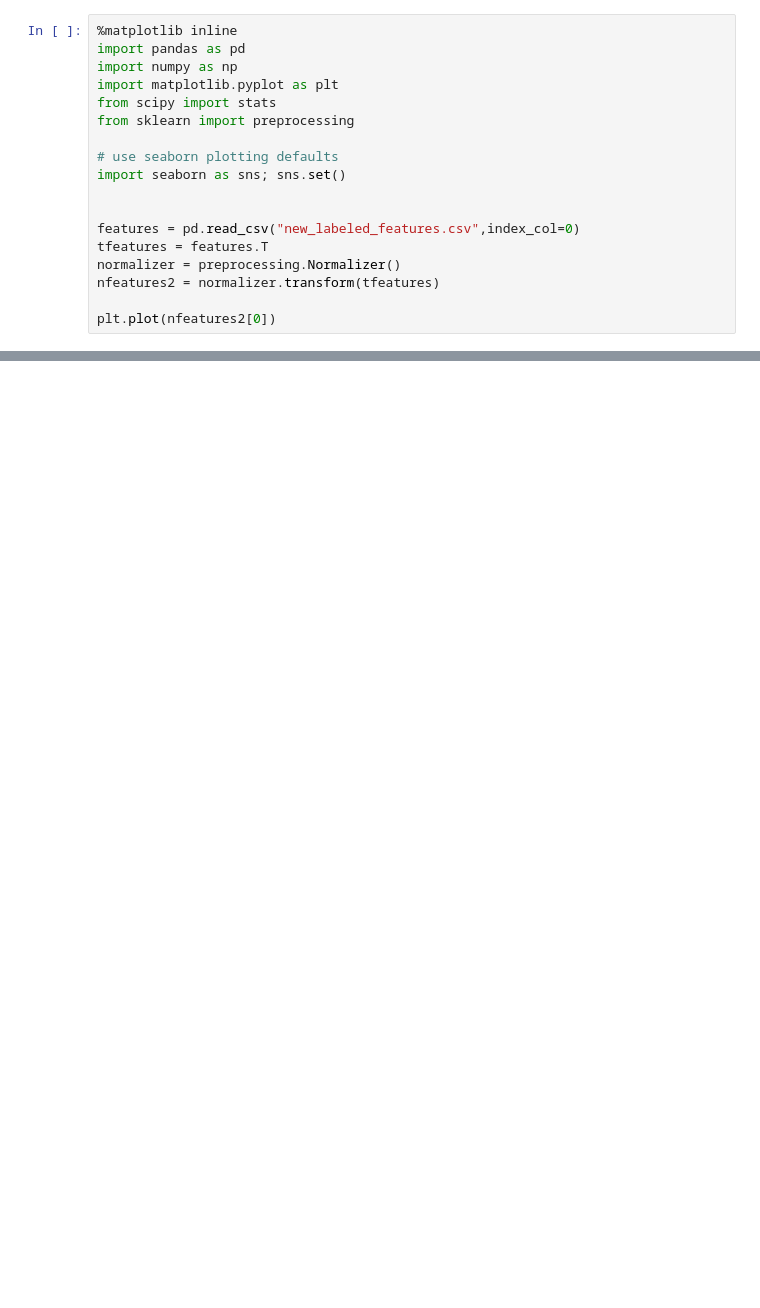
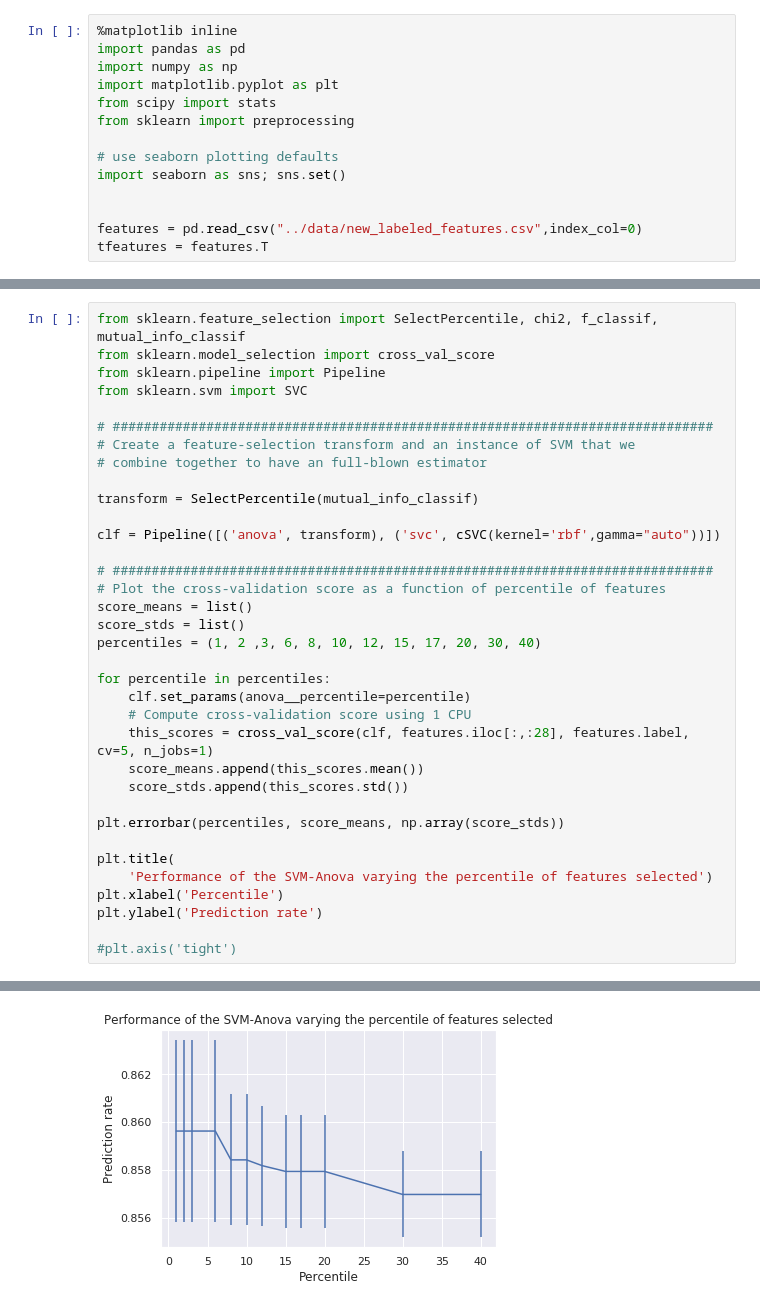
Before and after one commit to vasiliskv/thesis, a Jupyter notebook: notebooks/feature_selection.ipynb, the cells around one changed output, grey strips where cells are left out. Saved outputs shown, nothing was run; the diff lists cells and outputs as text; blank space fills up the shorter version.

Commit message:
feat sel & param tun

```diff
--- a/notebooks/feature_selection.ipynb
+++ b/notebooks/feature_selection.ipynb
@@ -10,9 +10,5 @@ from sklearn import preprocessing
 import seaborn as sns; sns.set()
 
 
-features = pd.read_csv("new_labeled_features.csv",index_col=0)
+features = pd.read_csv("../data/new_labeled_features.csv",index_col=0)
 tfeatures = features.T
-normalizer = preprocessing.Normalizer()
-nfeatures2 = normalizer.transform(tfeatures)
-
-plt.plot(nfeatures2[0])
@@ -151,0 +422,36 @@ SELECT K BEST NUMBERS:
+# %%
+from sklearn.feature_selection import SelectPercentile, chi2, f_classif, mutual_info_classif
+from sklearn.model_selection import cross_val_score
+from sklearn.pipeline import Pipeline
+from sklearn.svm import SVC
+
+# #############################################################################
+# Create a feature-selection transform and an instance of SVM that we
+# combine together to have an full-blown estimator
+
+transform = SelectPercentile(mutual_info_classif)
+
+clf = Pipeline([('anova', transform), ('svc', cSVC(kernel='rbf',gamma="auto"))])
+
+# #############################################################################
+# Plot the cross-validation score as a function of percentile of features
+score_means = list()
+score_stds = list()
+percentiles = (1, 2 ,3, 6, 8, 10, 12, 15, 17, 20, 30, 40)
+
+for percentile in percentiles:
+    clf.set_params(anova__percentile=percentile)
+    # Compute cross-validation score using 1 CPU
+    this_scores = cross_val_score(clf, features.iloc[:,:28], features.label, cv=5, n_jobs=1)
+    score_means.append(this_scores.mean())
+    score_stds.append(this_scores.std())
+
+plt.errorbar(percentiles, score_means, np.array(score_stds))
+
+plt.title(
+    'Performance of the SVM-Anova varying the percentile of features selected')
+plt.xlabel('Percentile')
+plt.ylabel('Prediction rate')
+
+#plt.axis('tight')
+# %% [output]
@@ -151,0 +459 @@ SELECT K BEST NUMBERS:
+[figure, added]
```
Also changed, not shown: parts of 18 cells of this notebook, 7 other files.
